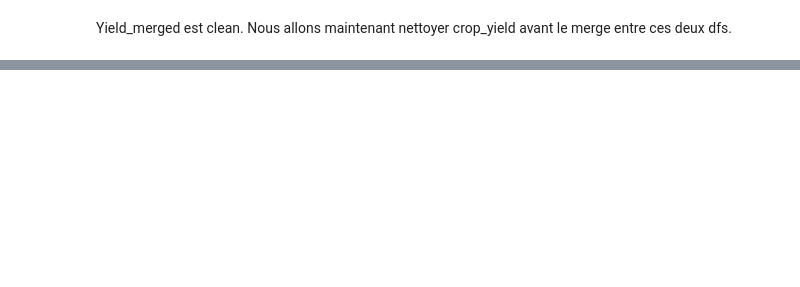
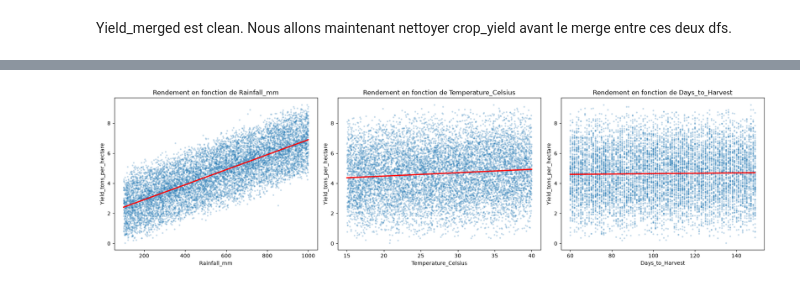
Before and after one commit to Tcheunzy/Agriculture_recommandation_-_prediction_system, a Jupyter notebook: notebooks/notebook.ipynb, the cells around one changed output, grey strips where cells are left out. Cells and saved outputs as stored; diff of their text form; code cells hidden in the pictures; blank space fills up the shorter version.

```diff
--- a/notebooks/notebook.ipynb
+++ b/notebooks/notebook.ipynb
@@ -468,0 +832,16 @@ KeyError: ''
+# %%
+#DataViz crop_yield
+numeric_columns_crop_yield = ["Rainfall_mm", "Temperature_Celsius", "Days_to_Harvest", "Yield_tons_per_hectare"]
+fig, axes = plt.subplots(2, 2, figsize=(12, 12))
+for ax, col in zip(axes.flatten(), numeric_columns_crop_yield):
+    sns.histplot(data=crop_yield_clean, x=col, bins=50, ax=ax)
+    ax.set_title(f"Distribution de {col}")
+
+categorical_columns_crop_yield = ["Region", "Soil_Type", "Crop", "Fertilizer_Used", "Irrigation_Used", "Weather_Condition"]
+fig, axes = plt.subplots(2, 3, figsize=(16,16))
+for ax, col in zip(axes.flatten(), categorical_columns_crop_yield):
+    sns.countplot(data=crop_yield_clean, x=col, ax=ax, palette="pastel")
+    ax.set_title(f"Distribution de {col}")
+
+plt.tight_layout()
+plt.show()
@@ -468,0 +870,15 @@ KeyError: ''
+# %%
+echantillon = crop_yield_clean.sample(n=10000, random_state=42)
+variables_numeriques = ["Rainfall_mm", "Temperature_Celsius", "Days_to_Harvest"]
+
+fig, axes = plt.subplots(1, 3, figsize=(18, 5))
+for ax, col in zip(axes.flatten(), variables_numeriques):
+    sns.regplot(
+        data=echantillon, x=col, y="Yield_tons_per_hectare", ax=ax,
+        scatter_kws={"alpha": 0.2, "s": 5}, line_kws={"color": "red"}
+    )
+    ax.set_title(f"Rendement en fonction de {col}")
+plt.tight_layout()
+plt.show()
+# %% [output]
+[figure, added]
```
Also changed, not shown: parts of 36 cells of this notebook, 3 other files.
